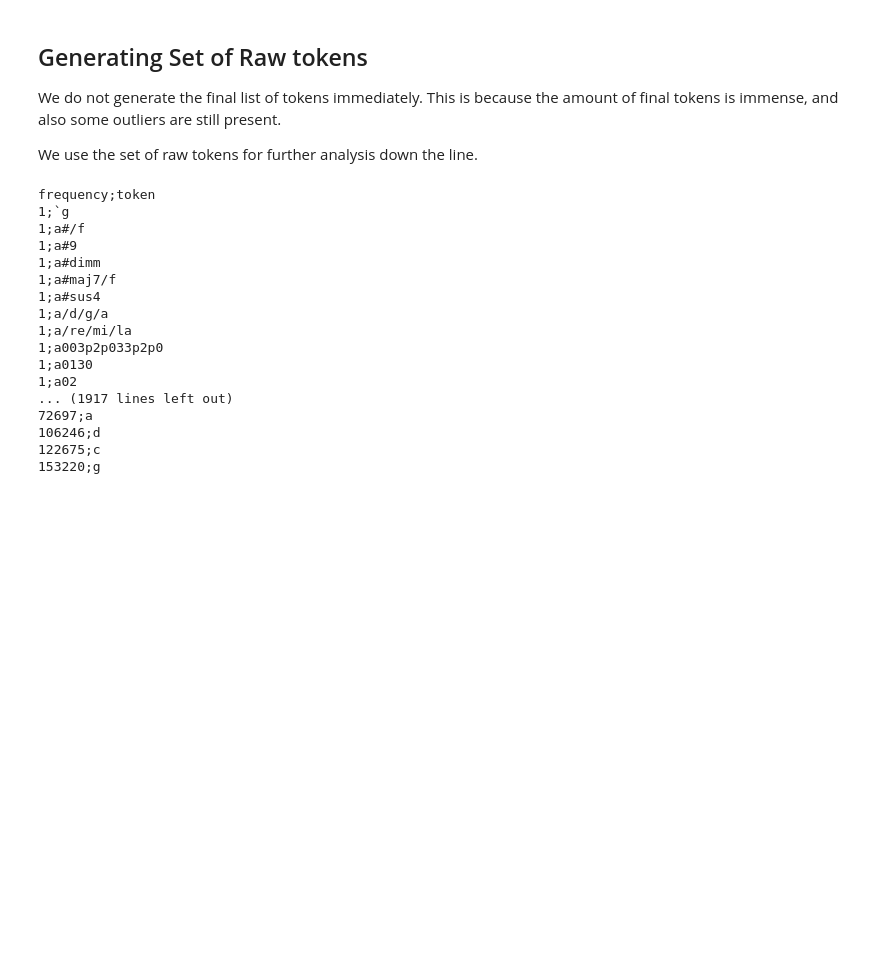
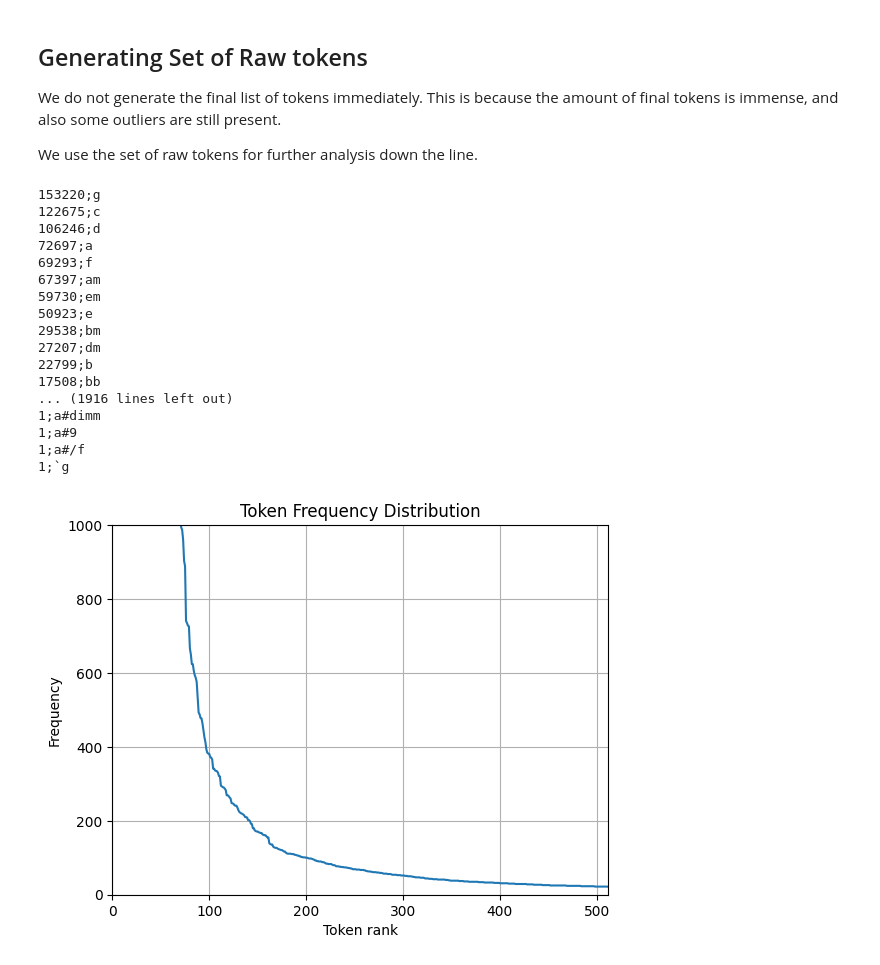
Before and after one commit to nilsmartel/ChordLLM, a Jupyter notebook: Pipeline.ipynb, the cells around one changed output. Cells and saved outputs as stored; diff of their text form; code cells hidden in the pictures; blank space fills up the shorter version.

Commit message:
Write code to decide on final set of valid tokens for our llm

```diff
--- a/Pipeline.ipynb
+++ b/Pipeline.ipynb
@@ -55,22 +58,46 @@ subprocess.run(["bash", "-c", """
     npx tsx main.js :default ../config/almost-all-valid-tokens.csv  >> ../output/raw-tokens
 """])
 # %%
-print(sh("frequency-analysis < output/raw-tokens"))
+# This step is about analysing the distribution of our tokens / training data and refining the actual set of tokens we use for our model.
+
+rawTokenAnalysis = sh("frequency-analysis --no-header < output/raw-tokens")
+print(rawTokenAnalysis)
+chordFrequency = list()
+chordToken = list()
+for line in rawTokenAnalysis.splitlines():
+    freq, token = line.split(";")
+    chordFrequency.append(int(freq))
+    chordToken.append(token)
 # %% [output]
-frequency;token
+153220;g
+122675;c
+106246;d
+72697;a
+69293;f
+67397;am
+59730;em
+50923;e
+29538;bm
+27207;dm
+22799;b
+17508;bb
+... (1916 lines left out)
+1;a#dimm
+1;a#9
+1;a#/f
 1;`g
-1;a#/f
-1;a#9
-1;a#dimm
-1;a#maj7/f
-1;a#sus4
-1;a/d/g/a
-1;a/re/mi/la
-1;a003p2p033p2p0
-1;a0130
-1;a02
-... (1917 lines left out)
-72697;a
-106246;d
-122675;c
-153220;g
+# %%
+
+# We're drawing a graph of chordFrequency to help decide a cutoff point.
+fig, ax = plt.subplots()
+ax.plot(chordFrequency)
+ax.set_ylim(top=1000, bottom=0)
+ax.set_xlim(left=0, right=512)
+ax.set_ylabel('Frequency')
+ax.set_xlabel('Token rank')
+ax.set_title('Token Frequency Distribution')
+ax.grid(True)
+#fig.savefig('token_frequency_distribution.png')
+plt.show()
+# %% [output]
+[figure, added]
```
Also changed, not shown: parts of 3 cells of this notebook.
